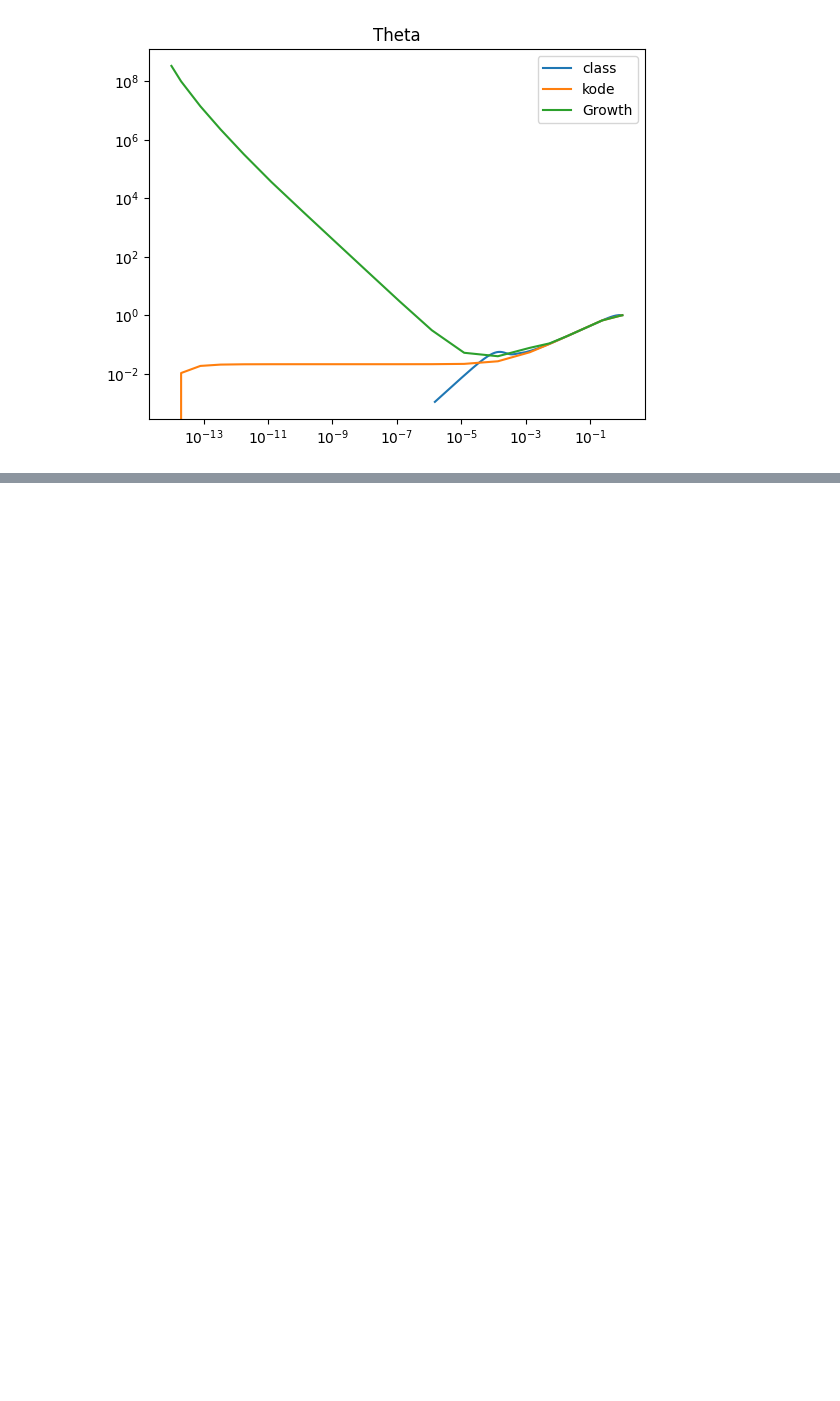
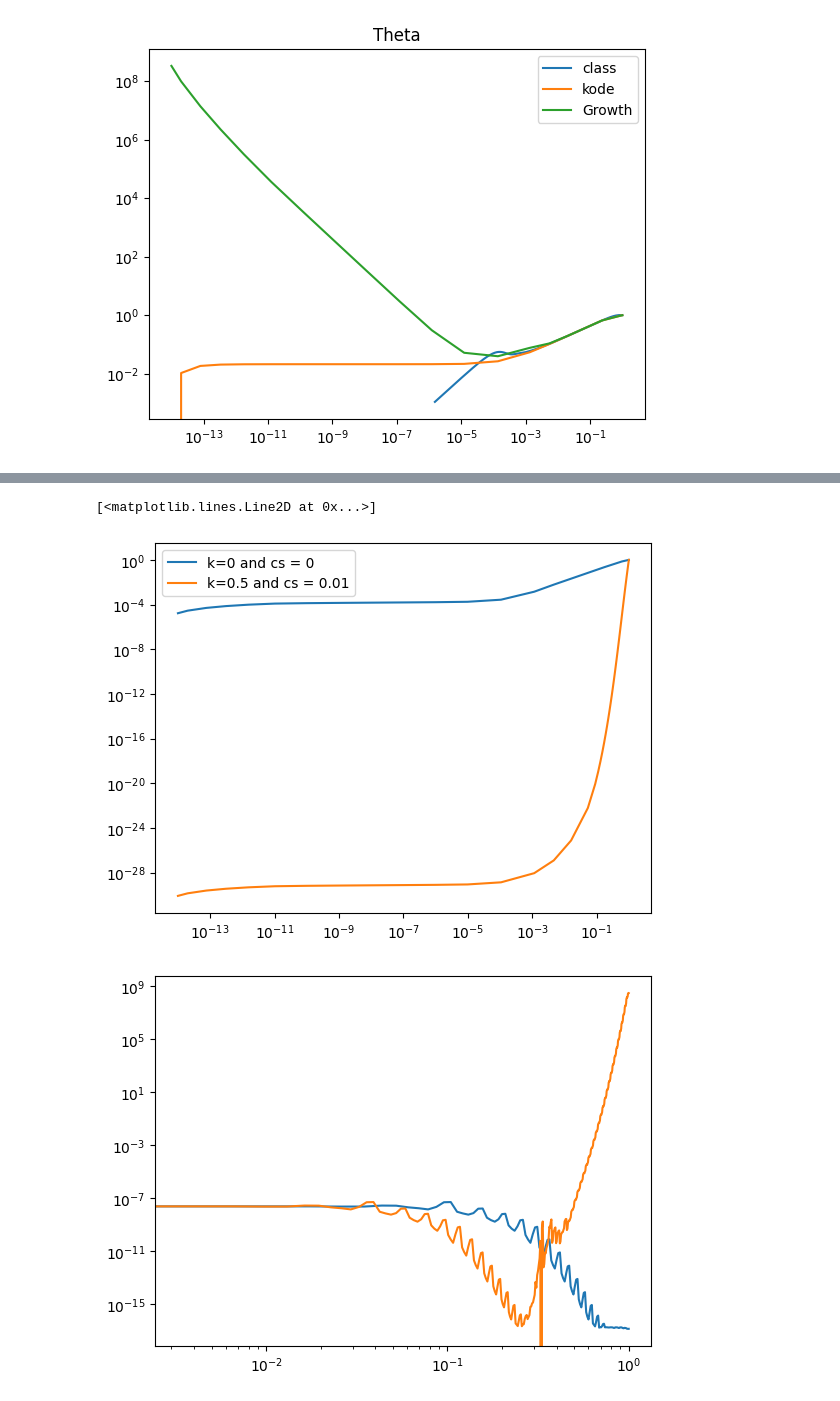
Before and after one commit to eriksteenberg/Power-spectrum-Test, a Jupyter notebook: power spectrum test.ipynb, the cells around one changed output, grey strips where cells are left out. Drawn from its saved outputs; the diff is of its cells as text; code cells hidden in the pictures; blank space fills up the shorter version.

```diff
--- a/power spectrum test.ipynb
+++ b/power spectrum test.ipynb
@@ -204,0 +277,74 @@ plt.plot(k_vec,res)
+# %%
+res = []
+
+Omega_M = 0.3
+Omega_R = 7e-5
+Omega_lambda = 1 - Omega_M - Omega_R
+H0 = 70 / (3*1e5) # i 1/Mpc
+k1 = 0
+cs1 = 0
+def f1(t,y):
+    cs = cs1
+    k = k1
+    a = y[0]
+    D = y[1]
+    D_dt = y[2]
+    #k = y[3]
+    #cs = y[4]
+    def H(a):
+        return H0 * np.sqrt(Omega_lambda + Omega_M /( a **3) + Omega_R /( a**4))
+
+    a_dt = a * a * H(a)
+    D2_dt2 = 1.5 * H0 * H0 * Omega_M * D / a - a * H(a) * D_dt + k*k*cs*cs* D
+    #print( 1.5 * H0 * H0 * Omega_M * D / a)
+    res.append(1.5 * H0 * H0 * Omega_M * D / a)
+    #print(k*k*cs*cs* D)
+    return [a_dt,D_dt,D2_dt2]#,0,0]
+
+D0 = a0
+D1 = H0 * np.sqrt(Omega_R)
+
+y0 = [H0 * np.sqrt(Omega_R) * tau0, D0 , D1]#,k1,cs1]
+sol = sc.solve_ivp(f1,t_span=[tau[0],tau[-1]],y0 = y0)
+D = sol.y[1]
+a1 = sol.y[0]
+plt.loglog(a1,D/D[-1],label="k=%s and cs = %s" % (k1,cs1) )
+k0 = 0.05*10
+cs0 = 0.01
+res1 = []
+def g1(t,y):
+    cs = cs0
+    k = k0
+    a = y[0]
+    D = y[1]
+    D_dt = y[2]
+    def H(a):
+        return H0 * np.sqrt(Omega_lambda + Omega_M /( a **3) + Omega_R /( a**4))
+
+    a_dt = a * a * H(a)
+
+    D2_dt2 = (1.5 * H0 * H0 * Omega_M /a + k*k*cs*cs) * D - a * H(a) * D_dt
+
+    res1.append(1.5 * H0 * H0 * Omega_M * D / a)
+
+    return [a_dt,D_dt,D2_dt2]#,0,0]
+
+D0 = a0
+D1 = H0 * np.sqrt(Omega_R)
+
+y01 = [H0 * np.sqrt(Omega_R) * tau0, D0 , D1]#,k0,cs0]
+sol1 = sc.solve_ivp(g1,t_span=[tau[0],tau[-1]],y0 = y01)
+a2 = sol1.y[0]
+plt.loglog(a2,sol1.y[1]/sol1.y[1][-1],label="k=%s and cs = %s" % (k0,cs0) )
+plt.legend()
+plt.figure(12341)
+
+t = np.array([i for i in range(len(res))])
+t1 = np.array([i for i in range(len(res1))])
+
+plt.loglog(t/t[-1],res)
+plt.loglog(t1/t1[-1],res1)
+# %% [output]
+[<matplotlib.lines.Line2D at 0x...>]
+[figure, added]
+[figure, added]
```
Also changed, not shown: parts of 2 cells of this notebook.
